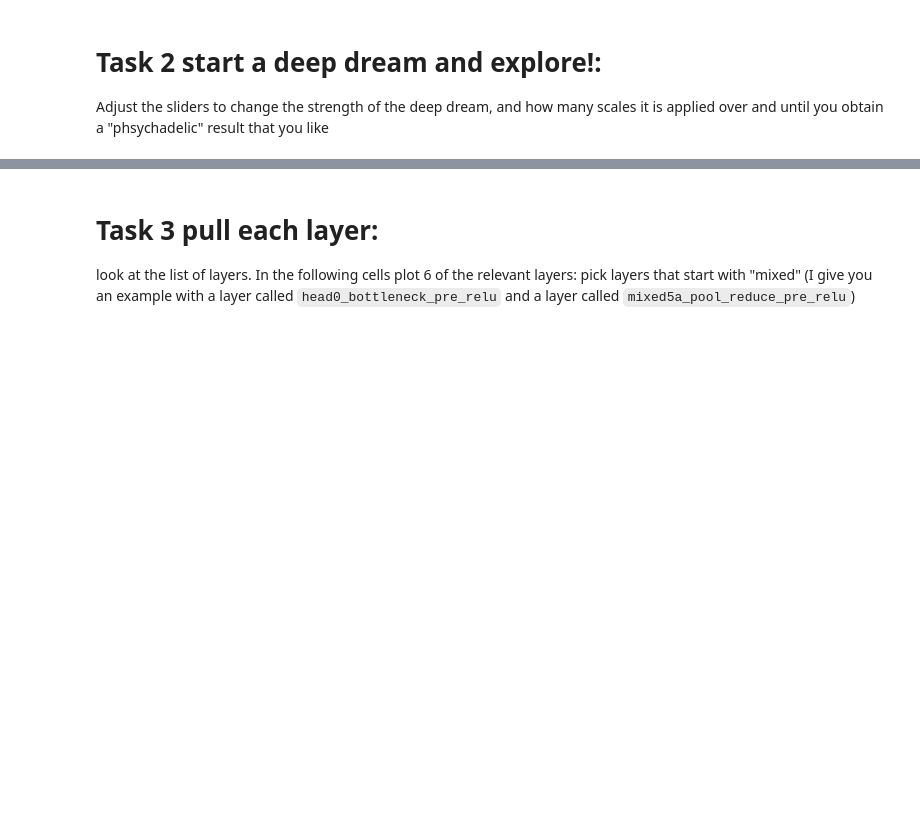
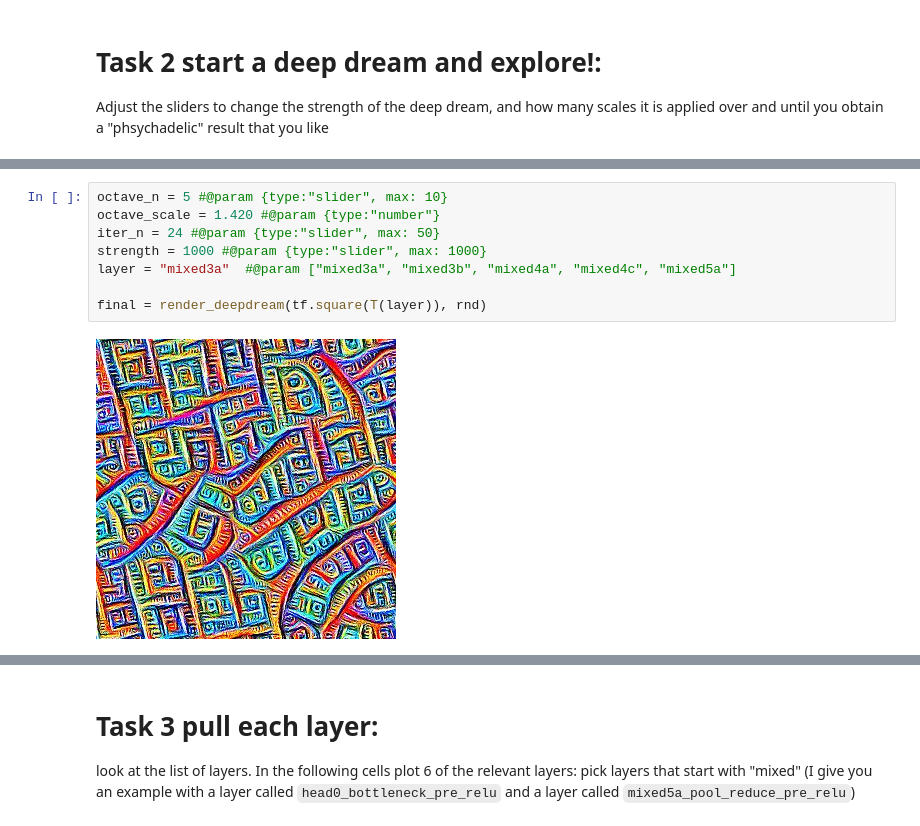
Before and after one commit to udbtsteve/FDSfE_SBeattie, a Jupyter notebook: HW7/deepdream_responses.ipynb, the cells around one changed output, grey strips where cells are left out. Saved outputs shown, nothing was run; the diff lists cells and outputs as text; blank space fills up the shorter version.

```diff
--- a/HW7/deepdream_responses.ipynb
+++ b/HW7/deepdream_responses.ipynb
@@ -177,0 +199,10 @@ final = render_deepdream(tf.square(T(layer)), rnd)
+# %%
+octave_n = 5 #@param {type:"slider", max: 10}
+octave_scale = 1.420 #@param {type:"number"}
+iter_n = 24 #@param {type:"slider", max: 50}
+strength = 1000 #@param {type:"slider", max: 1000}
+layer = "mixed3a"  #@param ["mixed3a", "mixed3b", "mixed4a", "mixed4c", "mixed5a"]
+
+final = render_deepdream(tf.square(T(layer)), rnd)
+# %% [output]
+[figure, added]
```
Also changed, not shown: parts of 30 cells of this notebook.
